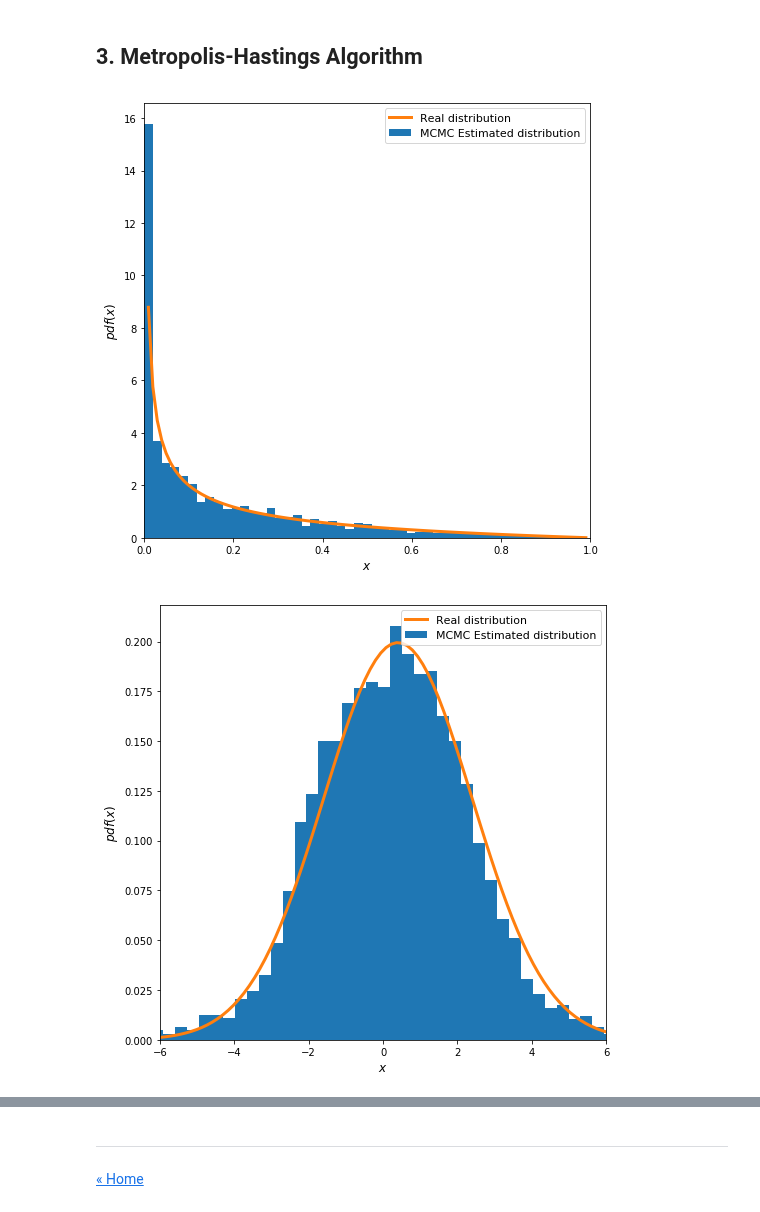
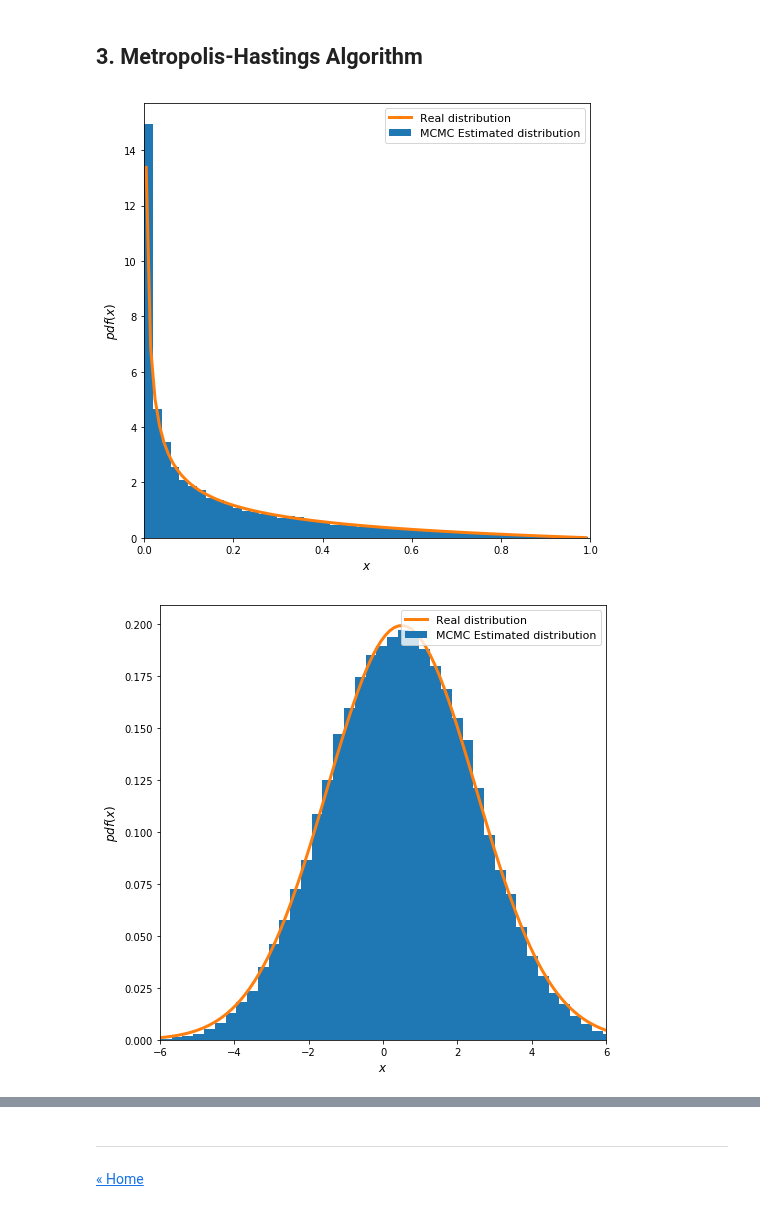
Before and after one commit to ansegura7/Algorithms, a Jupyter notebook: monte-carlo-simulation/MonteCarloSimulation.ipynb, the cells around one changed output, grey strips where cells are left out. Saved outputs shown, nothing was run; the diff lists cells and outputs as text; code cells hidden in the pictures.

```diff
--- a/monte-carlo-simulation/MonteCarloSimulation.ipynb
+++ b/monte-carlo-simulation/MonteCarloSimulation.ipynb
@@ -128,7 +129,7 @@ plot_circle_area(3, func, 100000, -1, 1)
 ## 3. Metropolis-Hastings Algorithm
 # %%
 # A very simple Metropolis implementation
-def metropolis_hastings(func, steps = 10000):
+def metropolis_hastings(func, steps = 100000):
     sample = np.zeros(steps)
     old_x = func.mean()
     old_prob = func.pdf(old_x)
@@ -157,25 +158,25 @@ def plotDist(data, x, y, xll, xrl):
     plt.legend(fontsize = 11, loc = 'upper right', frameon = True)
     plt.show()
 # %%
-# Beta distribución: n = 10k
+# Beta distribución: n = 100k
 func = stats.beta(0.4, 2)
 samples = metropolis_hastings(func=func)
-x = np.linspace(0.01, .99, 100)
+x = np.linspace(0.005, .99, 100)
 y = func.pdf(x)
 
 # Plot results
 plotDist(samples, x, y, 0, 1)
 # %% [output]
-[figure, old version]
+[figure, new version]
 # %%
-# Normal distribución: n = 10k
-func = stats.norm(0.4, 2)
+# Normal distribución: n = 100k
+func = stats.norm(0.5, 2)
 samples = metropolis_hastings(func = func)
-x = np.linspace(-6, 8, 100)
+x = np.linspace(-6, 6, 100)
 y = func.pdf(x)
 
 # Plot results
 plotDist(samples, x, y, -6, 6)
 # %% [output]
-[figure, old version]
+[figure, new version]
 # %%
```
Also changed, not shown: parts of 9 cells of this notebook, 2 other files.
